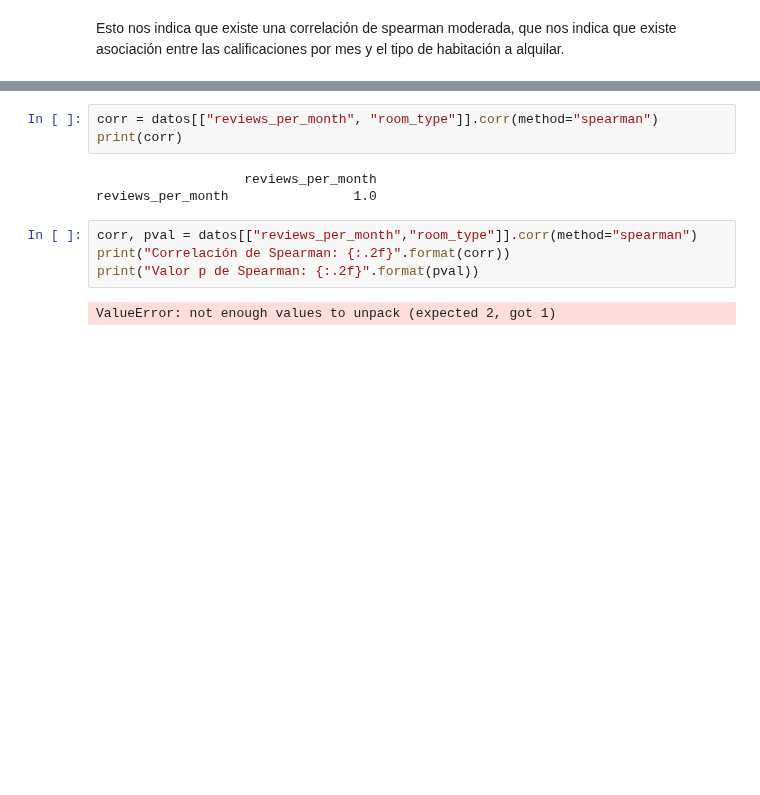
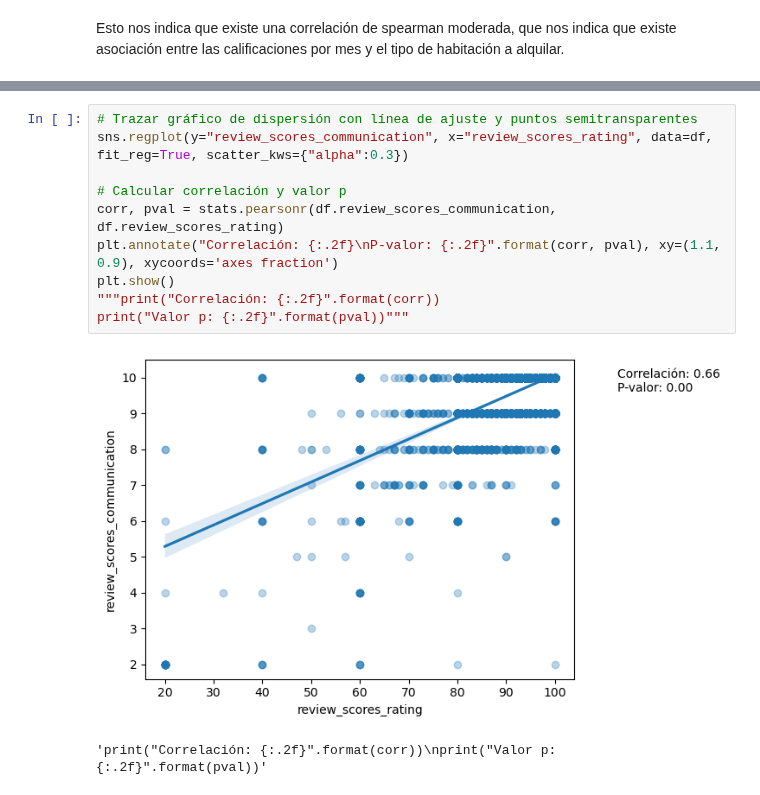
Before and after one commit to onavarrete04/Introduccion-Ciencia-Datos, a Jupyter notebook: EJERCICIO_DESCRIPTIVO_AIRBNB.ipynb, the cells around one changed output, grey strips where cells are left out. Cells and saved outputs as stored; diff of their text form; blank space fills up the shorter version.

```diff
--- a/EJERCICIO_DESCRIPTIVO_AIRBNB.ipynb
+++ b/EJERCICIO_DESCRIPTIVO_AIRBNB.ipynb
@@ -342,12 +349,13 @@ corr
 # %%
-corr = datos[["reviews_per_month", "room_type"]].corr(method="spearman")
-print(corr)
+# Trazar gráfico de dispersión con línea de ajuste y puntos semitransparentes
+sns.regplot(y="review_scores_communication", x="review_scores_rating", data=df, fit_reg=True, scatter_kws={"alpha":0.3})
+
+# Calcular correlación y valor p
+corr, pval = stats.pearsonr(df.review_scores_communication, df.review_scores_rating)
+plt.annotate("Correlación: {:.2f}\nP-valor: {:.2f}".format(corr, pval), xy=(1.1, 0.9), xycoords='axes fraction')
+plt.show()
+"""print("Correlación: {:.2f}".format(corr))
+print("Valor p: {:.2f}".format(pval))"""
 # %% [output]
+[figure, added]
-                   reviews_per_month
-reviews_per_month                1.0
+'print("Correlación: {:.2f}".format(corr))\nprint("Valor p: {:.2f}".format(pval))'
-# %%
-corr, pval = datos[["reviews_per_month","room_type"]].corr(method="spearman")
-print("Correlación de Spearman: {:.2f}".format(corr))
-print("Valor p de Spearman: {:.2f}".format(pval))
-# %% [output]
-ValueError: not enough values to unpack (expected 2, got 1)
```
Also changed, not shown: parts of 29 cells of this notebook.
